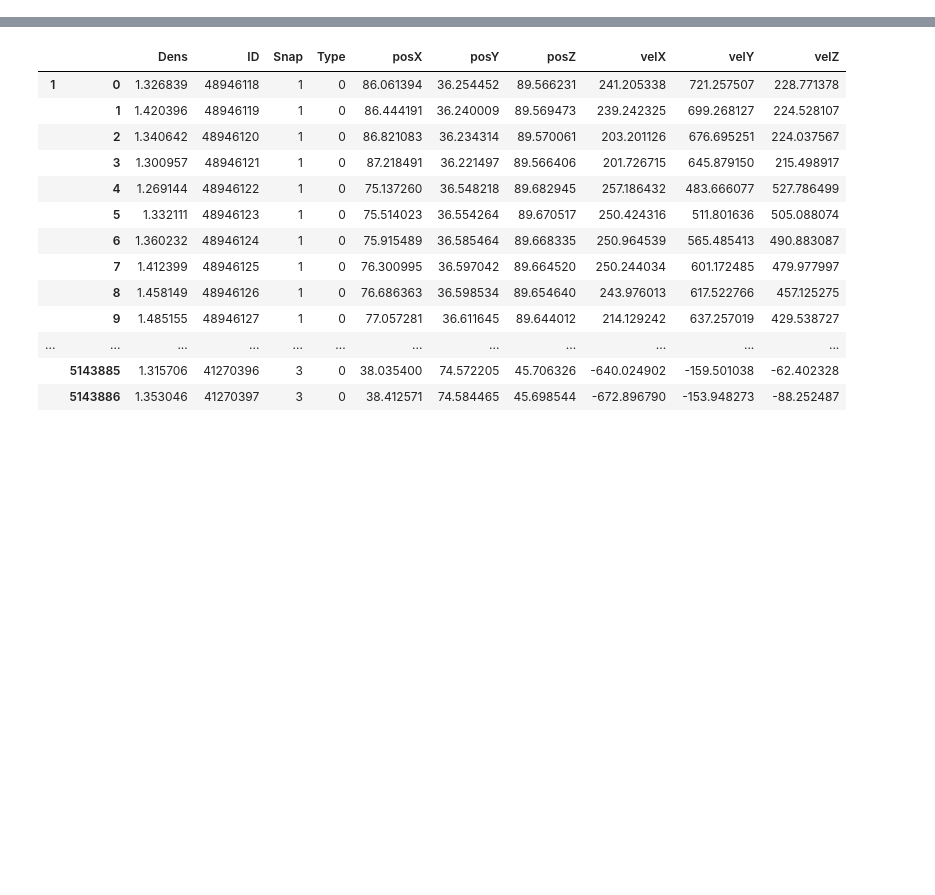
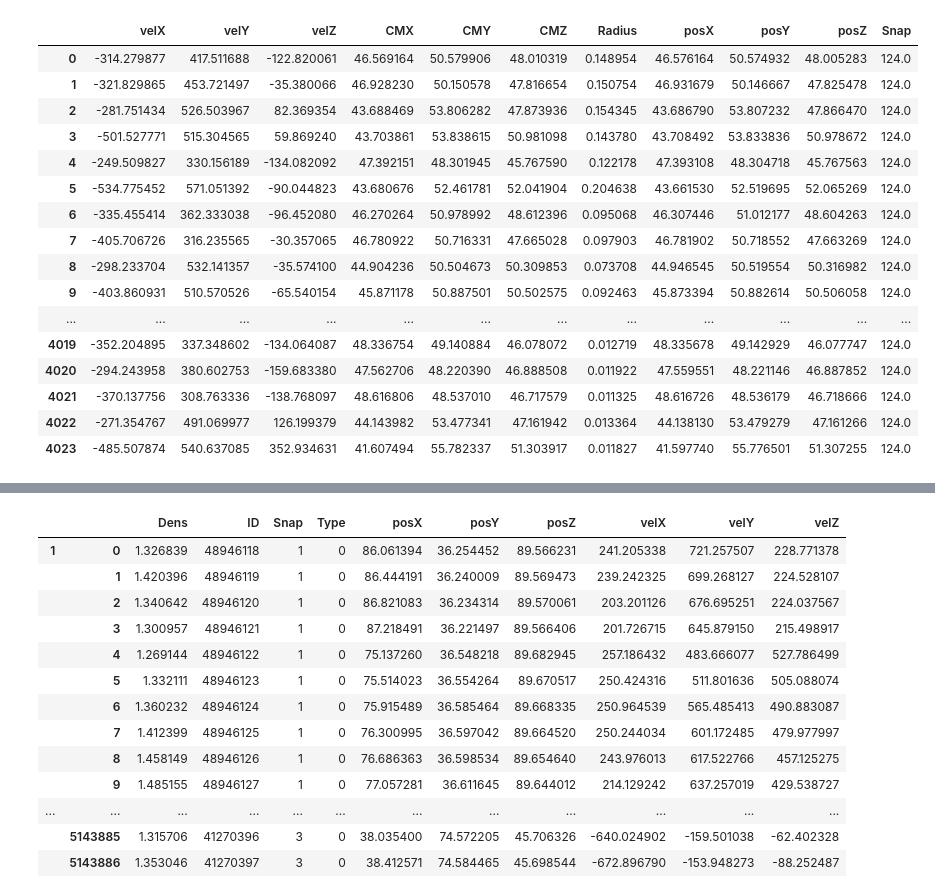
Before and after one commit to denecity/AIKOpart1, a Jupyter notebook: aiko.ipynb, the cells around one changed output, grey strips where cells are left out. Drawn from its saved outputs; the diff is of its cells as text; code cells hidden in the pictures; blank space fills up the shorter version.

```diff
--- a/aiko.ipynb
+++ b/aiko.ipynb
@@ -109,3 +107,83 @@ class snapshot_read():
 #dfa = a.read_arepo_snap()
 
 #dfa
+# %%
+#class for reading snapshot galaxy data, managed by aiko
+class snapshot_read_gal():
+    #sets path of snapshot dir (corrects for missing slash at end of path) and other vars
+    def __init__(self, groupPath, blockNames):
+        if groupPath[-1] is not "/":
+            groupPath = groupPath + "/"
+        self.groupPath = groupPath
+        self.blockNames = self.convert_blockNames(blockNames)
+        self.numGroupdirs = self.get_numGroupdirs()
+        self.currentSnapshot = self.get_snapshot()
+
+    #searches for a file with correct name, opens and gets number of snaps from header
+    def get_numGroupdirs(self):
+        return len(os.listdir(self.groupPath))
+
+    #returns current snapshot
+    def get_snapshot(self):
+        for i in os.listdir(self.groupPath):
+            if re.search("\_\d{3}\.", i):
+                snapshot = re.findall("\_\d{3}\.", i)[0][1:4]
+                return int(snapshot)
+
+    #returns list of all filenames in dir
+    def get_groupdirList(self):
+        return os.listdir(self.groupPath)
+
+    #returns converted list of grouppath
+    def convert_blockNames(self, blockNames):
+        newBlock = []
+        if "Velocities" in blockNames:
+            newBlock.append("GroupVel")
+        if "CenterOfMass" in blockNames:
+            newBlock.append("GroupCM")
+        if "Radius" in blockNames:
+            newBlock.append("Group_R_Crit200")
+        if "Coordinates" in blockNames:
+            newBlock.append("GroupPos")
+        return newBlock
+
+    #returns dataframe of snap-particledata
+    def read_arepo_gal(self):
+        dfFileList = []
+        for filename in self.get_groupdirList():
+            file = h5py.File(self.groupPath +  filename, "r")
+            print("reading " + filename)
+            dfStructure = {}
+            for blockName in self.blockNames:
+                h5Path = "/Group/{}".format(blockName)
+                if blockName == "GroupPos":
+                    coords = np.float32(file[h5Path].value)
+                    dfStructure["posX"] = coords[:,0]
+                    dfStructure["posY"] = coords[:,1]
+                    dfStructure["posZ"] = coords[:,2]
+                if blockName == "GroupVel":
+                    vels = np.float32(file[h5Path].value)
+                    dfStructure["velX"] = vels[:,0]
+                    dfStructure["velY"] = vels[:,1]
+                    dfStructure["velZ"] = vels[:,2]
+                if blockName == "GroupCM":
+                    CM = np.float32(file[h5Path].value)
+                    dfStructure["CMX"] = CM[:,0]
+                    dfStructure["CMY"] = CM[:,1]
+                    dfStructure["CMZ"] = CM[:,2]
+                if blockName == "Group_R_Crit200":
+                    radius = np.float32(file[h5Path].value)
+                    dfStructure["Radius"] = radius
+            #ID = np.uint32(file["/Group/{}".format(particleTypeIndex, "ParticleIDs")].value)
+            dfStructure["Snap"] = radius*0+self.currentSnapshot
+            dfCurrent = pd.DataFrame(dfStructure)
+            dfFileList.append(dfCurrent)
+        dfSnap = pd.concat(dfFileList, ignore_index=True)
+        return dfSnap
+
+
+
+a = snapshot_read_gal(groupPath="/store/clues/HESTIA/RE_SIMS/2048/GAL_FOR/37_11/output/groups_124", blockNames=["Velocities", "CenterOfMass", "Radius", "Coordinates"])
+
+a.read_arepo_gal()
+# %% [output]
@@ -111,0 +198,17 @@ class snapshot_read():
+|  | velX | velY | velZ | CMX | CMY | CMZ | Radius | posX | posY | posZ | Snap |
+| 0 | -314.279877 | 417.511688 | -122.820061 | 46.569164 | 50.579906 | 48.010319 | 0.148954 | 46.576164 | 50.574932 | 48.005283 | 124.0 |
+| 1 | -321.829865 | 453.721497 | -35.380066 | 46.928230 | 50.150578 | 47.816654 | 0.150754 | 46.931679 | 50.146667 | 47.825478 | 124.0 |
+| 2 | -281.751434 | 526.503967 | 82.369354 | 43.688469 | 53.806282 | 47.873936 | 0.154345 | 43.686790 | 53.807232 | 47.866470 | 124.0 |
+| 3 | -501.527771 | 515.304565 | 59.869240 | 43.703861 | 53.838615 | 50.981098 | 0.143780 | 43.708492 | 53.833836 | 50.978672 | 124.0 |
+| 4 | -249.509827 | 330.156189 | -134.082092 | 47.392151 | 48.301945 | 45.767590 | 0.122178 | 47.393108 | 48.304718 | 45.767563 | 124.0 |
+| 5 | -534.775452 | 571.051392 | -90.044823 | 43.680676 | 52.461781 | 52.041904 | 0.204638 | 43.661530 | 52.519695 | 52.065269 | 124.0 |
+| 6 | -335.455414 | 362.333038 | -96.452080 | 46.270264 | 50.978992 | 48.612396 | 0.095068 | 46.307446 | 51.012177 | 48.604263 | 124.0 |
+| 7 | -405.706726 | 316.235565 | -30.357065 | 46.780922 | 50.716331 | 47.665028 | 0.097903 | 46.781902 | 50.718552 | 47.663269 | 124.0 |
+| 8 | -298.233704 | 532.141357 | -35.574100 | 44.904236 | 50.504673 | 50.309853 | 0.073708 | 44.946545 | 50.519554 | 50.316982 | 124.0 |
+| 9 | -403.860931 | 510.570526 | -65.540154 | 45.871178 | 50.887501 | 50.502575 | 0.092463 | 45.873394 | 50.882614 | 50.506058 | 124.0 |
+| ... | ... | ... | ... | ... | ... | ... | ... | ... | ... | ... | ... |
+| 4019 | -352.204895 | 337.348602 | -134.064087 | 48.336754 | 49.140884 | 46.078072 | 0.012719 | 48.335678 | 49.142929 | 46.077747 | 124.0 |
+| 4020 | -294.243958 | 380.602753 | -159.683380 | 47.562706 | 48.220390 | 46.888508 | 0.011922 | 47.559551 | 48.221146 | 46.887852 | 124.0 |
+| 4021 | -370.137756 | 308.763336 | -138.768097 | 48.616806 | 48.537010 | 46.717579 | 0.011325 | 48.616726 | 48.536179 | 46.718666 | 124.0 |
+| 4022 | -271.354767 | 491.069977 | 126.199379 | 44.143982 | 53.477341 | 47.161942 | 0.013364 | 44.138130 | 53.479279 | 47.161266 | 124.0 |
+| 4023 | -485.507874 | 540.637085 | 352.934631 | 41.607494 | 55.782337 | 51.303917 | 0.011827 | 41.597740 | 55.776501 | 51.307255 | 124.0 |
```
Also changed, not shown: parts of 4 cells of this notebook, 3 other files.
